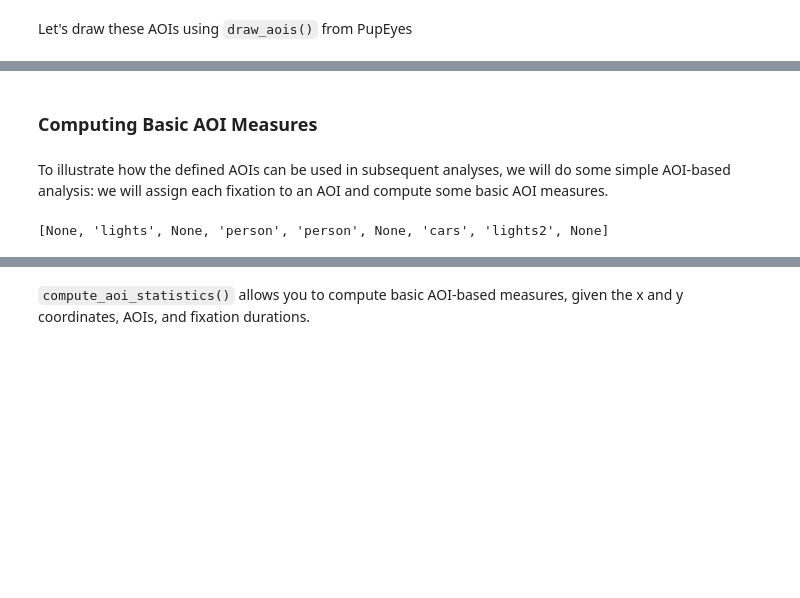
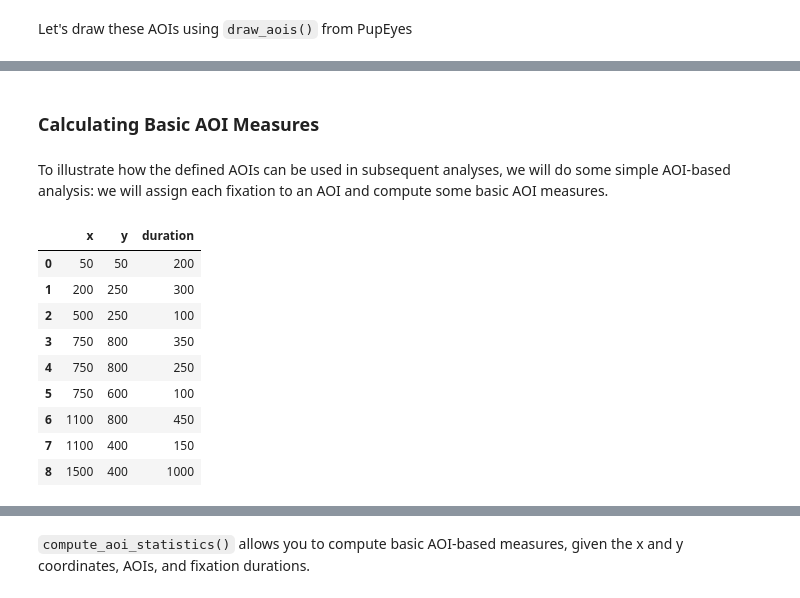
Before and after one commit to HanZhang-psych/pupeyes, a Jupyter notebook: docs/examples/aoi_analysis.ipynb, the cells around one changed output, grey strips where cells are left out. Cells and saved outputs as stored; diff of their text form; code cells hidden in the pictures; blank space fills up the shorter version.

```diff
--- a/docs/examples/aoi_analysis.ipynb
+++ b/docs/examples/aoi_analysis.ipynb
@@ -49,28 +49,33 @@ Original size: (6231, 4154) Resized size: (1600, 1200)
 # %% [markdown]
-### Computing Basic AOI Measures
+### Calculating Basic AOI Measures
 # %% [markdown]
 To illustrate how the defined AOIs can be used in subsequent analyses, we will do some simple AOI-based analysis: we will assign each fixation to an AOI and compute some basic AOI measures.
 # %%
-from pupeyes.aoi import get_fixation_aoi, compute_aoi_statistics
 import numpy as np
+import pandas as pd
 
-# define some fixation positions and fixation durations
+# generate some fake data
 fixations = np.array([
     (50, 50, 200), # None
     (200, 250, 300), # lights
     (500, 250, 100), # None
     (750, 800, 350), # person
     (750, 800, 250), # person
     (750, 600, 100), # None
     (1100, 800, 450), # cars
     (1100, 400, 150), # lights2
     (1500, 400, 1000)] # None
                     )
-
-# get the corresponding AOI for each fixation
-get_fixation_aoi(x=fixations[:, 0], # x pos
-                 y=fixations[:, 1], # y pos
-                 aois=aois
-                )
+fixation_data = pd.DataFrame(fixations, columns=['x','y','duration'])
+fixation_data
 # %% [output]
-[None, 'lights', None, 'person', 'person', None, 'cars', 'lights2', None]
+|  | x | y | duration |
+| 0 | 50 | 50 | 200 |
+| 1 | 200 | 250 | 300 |
+| 2 | 500 | 250 | 100 |
+| 3 | 750 | 800 | 350 |
+| 4 | 750 | 800 | 250 |
+| 5 | 750 | 600 | 100 |
+| 6 | 1100 | 800 | 450 |
+| 7 | 1100 | 400 | 150 |
+| 8 | 1500 | 400 | 1000 |
```
Also changed, not shown: parts of 5 cells of this notebook, 2 other files.
